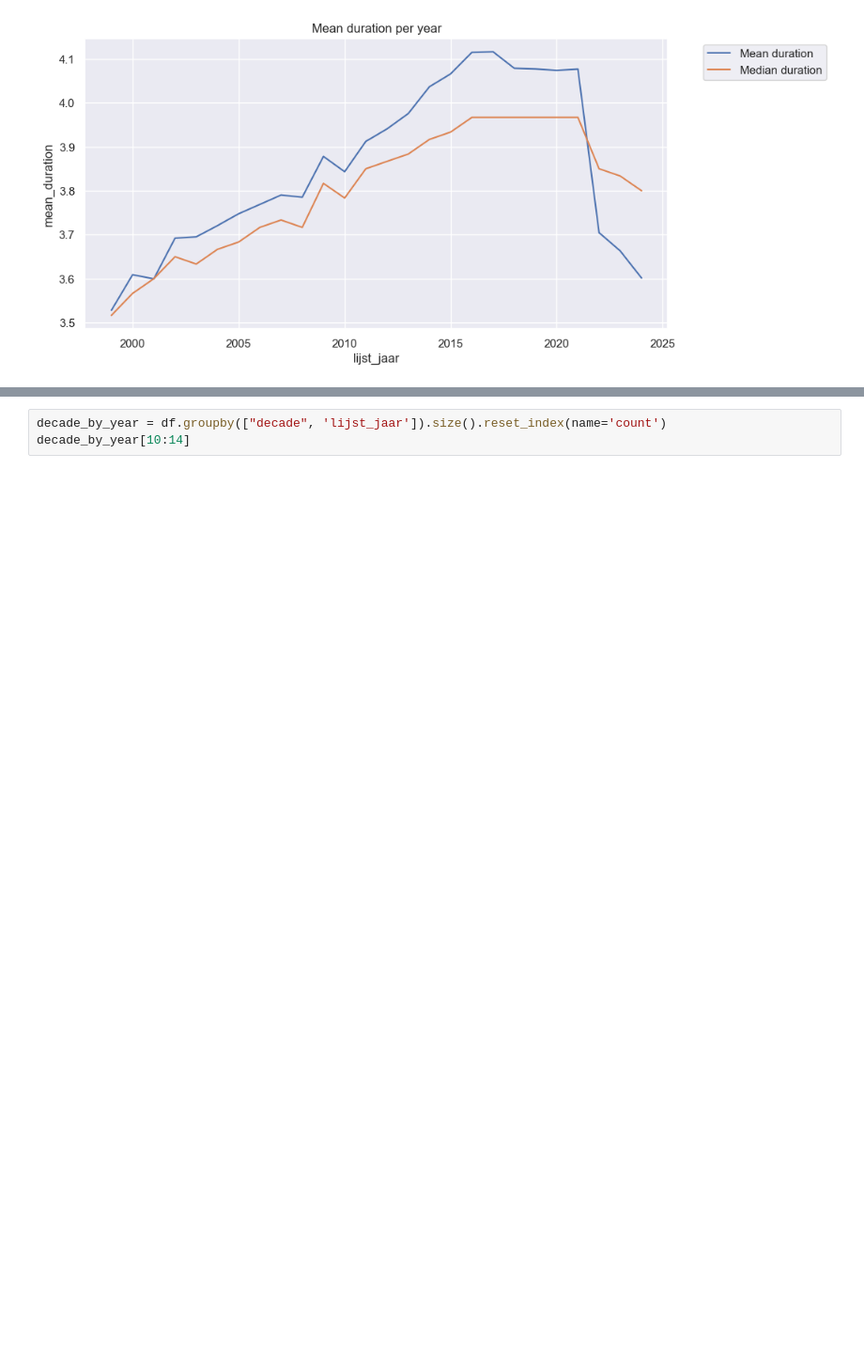
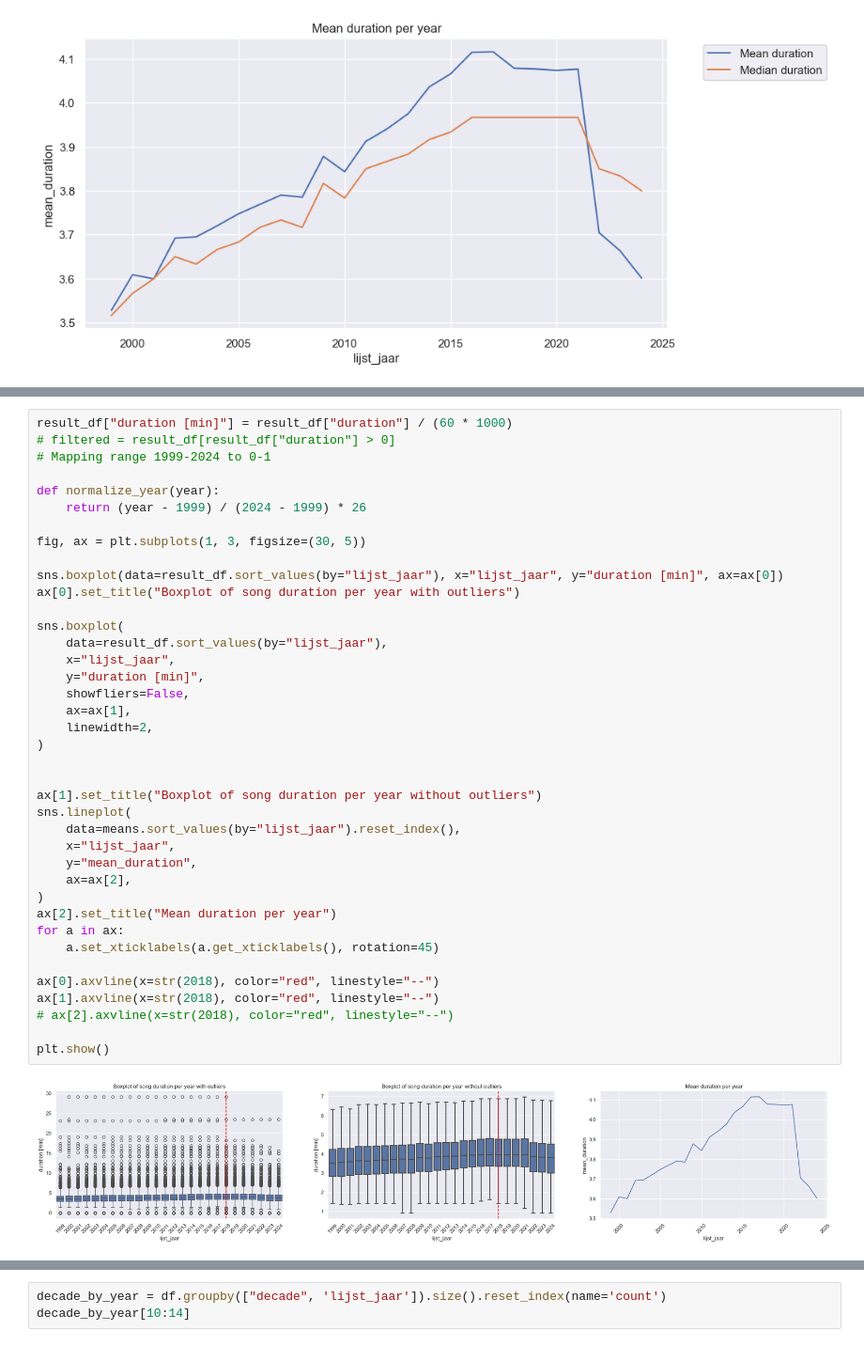
Before and after one commit to jwnelen/top-2000-eda, a Jupyter notebook: exploration.ipynb, the cells around one changed output, grey strips where cells are left out. Shown at 94% size. Drawn from its saved outputs; the diff is of its cells as text; blank space fills up the shorter version.

```diff
--- a/exploration.ipynb
+++ b/exploration.ipynb
@@ -247,0 +294,41 @@ plt.show()
+# %%
+result_df["duration [min]"] = result_df["duration"] / (60 * 1000)
+# filtered = result_df[result_df["duration"] > 0]
+# Mapping range 1999-2024 to 0-1
+
+def normalize_year(year):
+    return (year - 1999) / (2024 - 1999) * 26
+
+fig, ax = plt.subplots(1, 3, figsize=(30, 5))
+
+sns.boxplot(data=result_df.sort_values(by="lijst_jaar"), x="lijst_jaar", y="duration [min]", ax=ax[0])
+ax[0].set_title("Boxplot of song duration per year with outliers")
+
+sns.boxplot(
+    data=result_df.sort_values(by="lijst_jaar"),
+    x="lijst_jaar",
+    y="duration [min]",
+    showfliers=False,
+    ax=ax[1],
+    linewidth=2,
+)
+
+
+ax[1].set_title("Boxplot of song duration per year without outliers")
+sns.lineplot(
+    data=means.sort_values(by="lijst_jaar").reset_index(),
+    x="lijst_jaar",
+    y="mean_duration",
+    ax=ax[2],
+)
+ax[2].set_title("Mean duration per year")
+for a in ax:
+    a.set_xticklabels(a.get_xticklabels(), rotation=45)
+
+ax[0].axvline(x=str(2018), color="red", linestyle="--")
+ax[1].axvline(x=str(2018), color="red", linestyle="--")
+# ax[2].axvline(x=str(2018), color="red", linestyle="--")
+
+plt.show()
+# %% [output]
+[figure, added]
```
Also changed, not shown: parts of 9 cells of this notebook.
